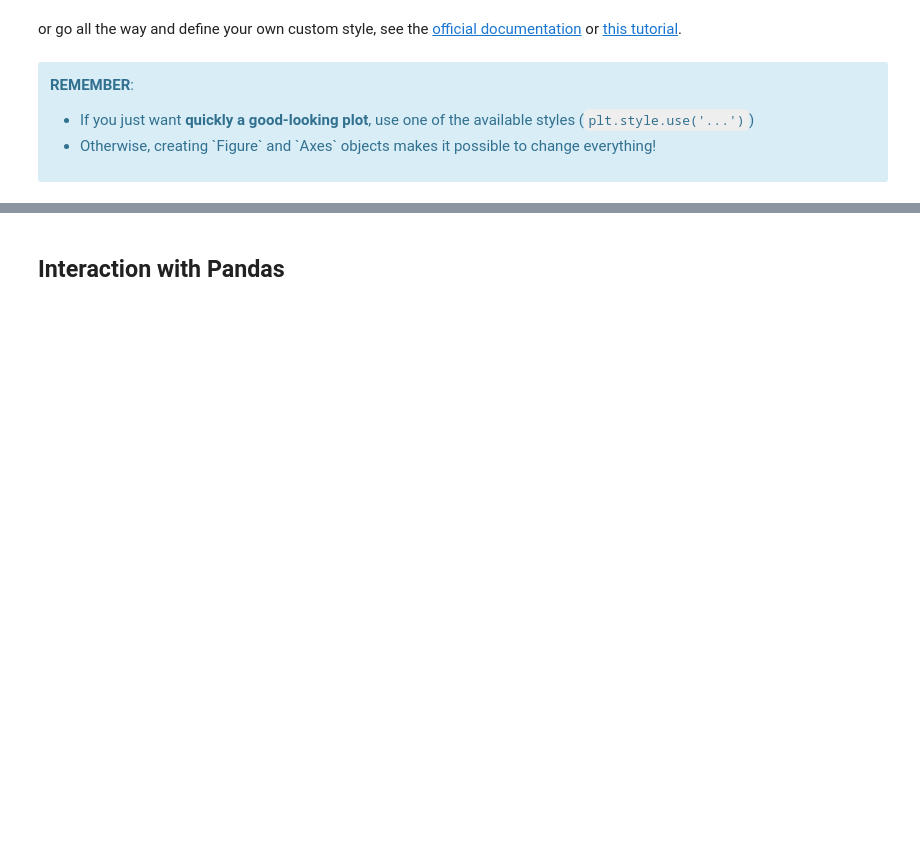
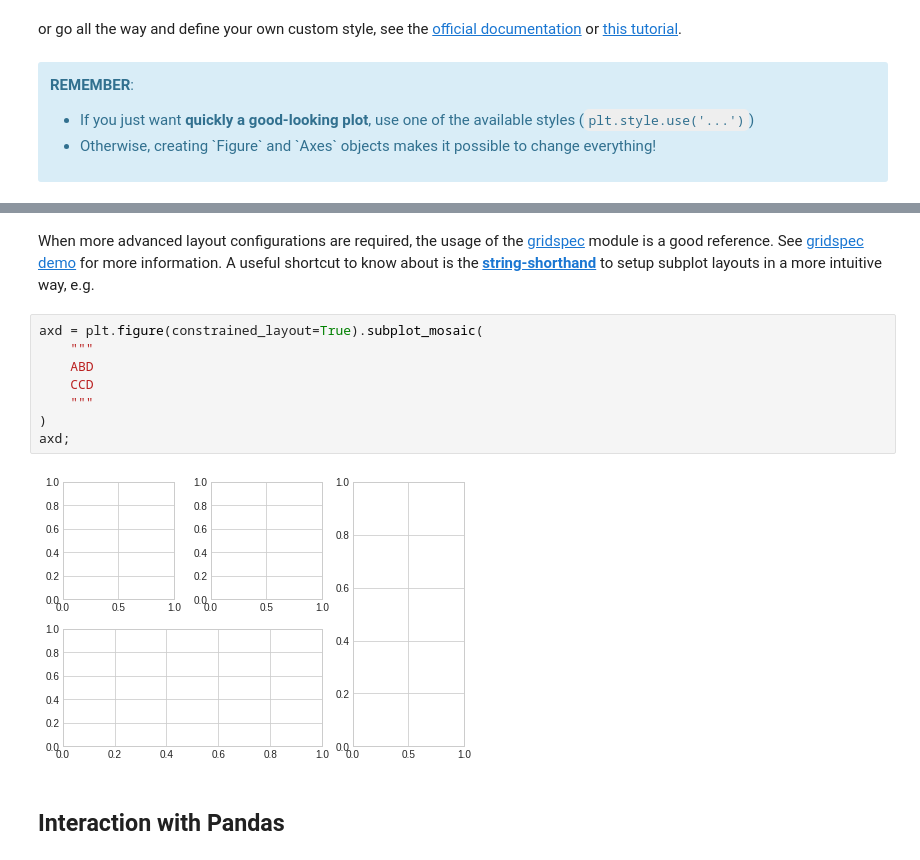
Before and after one commit to jorisvandenbossche/course-python-data, a Jupyter notebook: notebooks/visualization_01_matplotlib.ipynb, the cells around one changed output, grey strips where cells are left out. Drawn from its saved outputs; the diff is of its cells as text; blank space fills up the shorter version.

```diff
--- a/notebooks/visualization_01_matplotlib.ipynb
+++ b/notebooks/visualization_01_matplotlib.ipynb
@@ -185,3 +236,15 @@ or go all the way and define your own custom style, see the [official documentat
+# %% [markdown]
+When more advanced layout configurations are required, the usage of the [gridspec](https://matplotlib.org/stable/api/gridspec_api.html#module-matplotlib.gridspec) module is a good reference. See [gridspec demo](https://matplotlib.org/stable/gallery/userdemo/demo_gridspec03.html#sphx-glr-gallery-userdemo-demo-gridspec03-py) for more information. A useful shortcut to know about is the [__string-shorthand__](https://matplotlib.org/stable/tutorials/provisional/mosaic.html#string-short-hand) to setup subplot layouts in a more intuitive way, e.g.
+# %%
+axd = plt.figure(constrained_layout=True).subplot_mosaic(
+    """
+    ABD
+    CCD
+    """
+)
+axd;
+# %% [output]
+[figure, added]
 # %% [markdown]
 ## Interaction with Pandas
 # %% [markdown]
```
Also changed, not shown: parts of 24 cells of this notebook, 1 other file.
